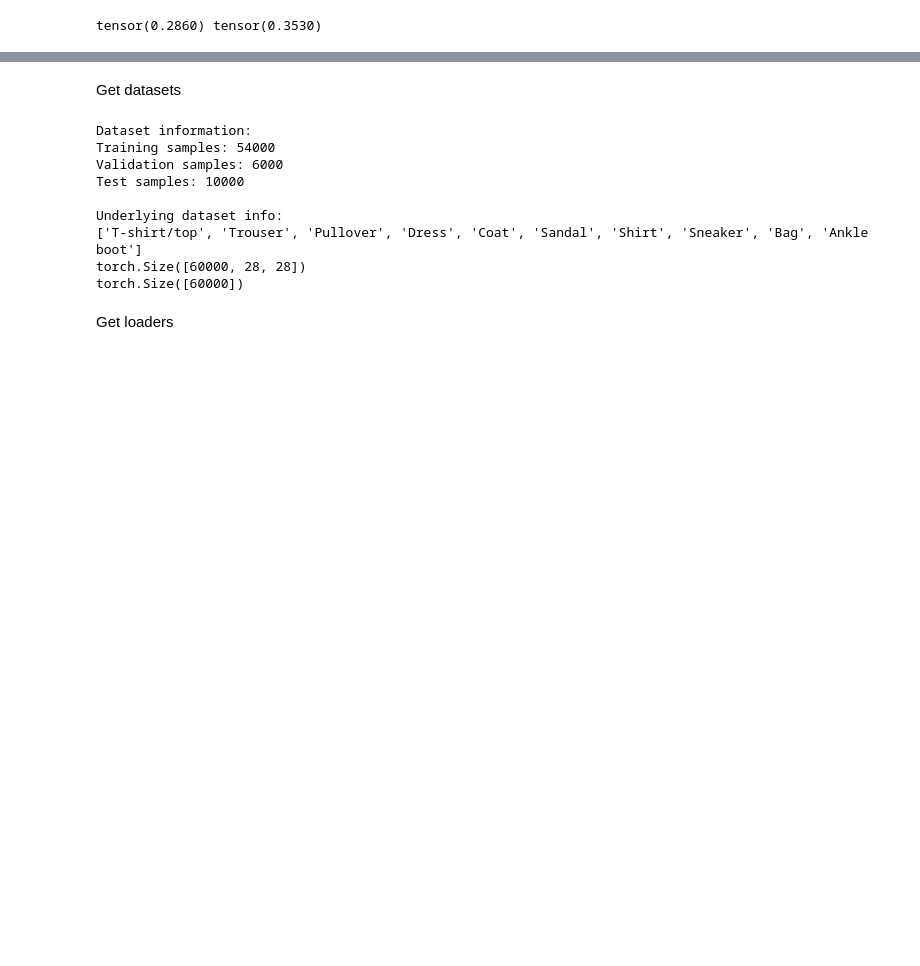
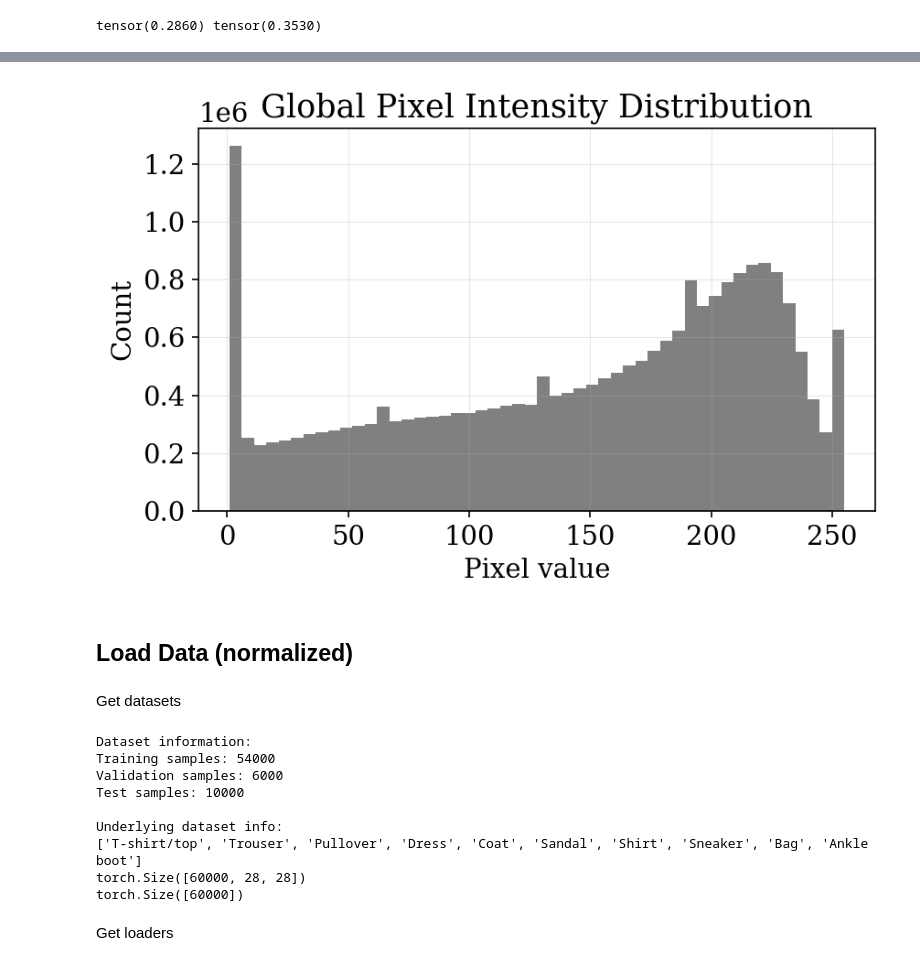
Before and after one commit to audrey352/COMP551, a Jupyter notebook: Assignment3/A3_notebook.ipynb, the cells around one changed output, grey strips where cells are left out. Cells and saved outputs as stored; diff of their text form; code cells hidden in the pictures; blank space fills up the shorter version.

```diff
--- a/Assignment3/A3_notebook.ipynb
+++ b/Assignment3/A3_notebook.ipynb
@@ -462,3 +550,22 @@ tensor(0.2860) tensor(0.3530)
+# %%
+# Global pixel distribution
+all_pixels = images.numpy().flatten()
+all_pixels_nonzero = all_pixels[all_pixels > 0]  # exclude 0 pixel values
+
+plt.figure(figsize=(6,4))
+plt.title("Global Pixel Intensity Distribution")
+
+plt.hist(all_pixels_nonzero, bins=50, color='grey')
+
+plt.xlabel("Pixel value")
+plt.ylabel("Count")
+
+plt.savefig(os.path.join(SAVEDIR, 'global_pixel_distribution.png'))
+plt.show()
+# %% [output]
+[figure, added]
+# %% [markdown]
+## Load Data (normalized)
 # %% [markdown]
 Get datasets
 # %%
```
Also changed, not shown: parts of 19 cells of this notebook, 9 other files.
